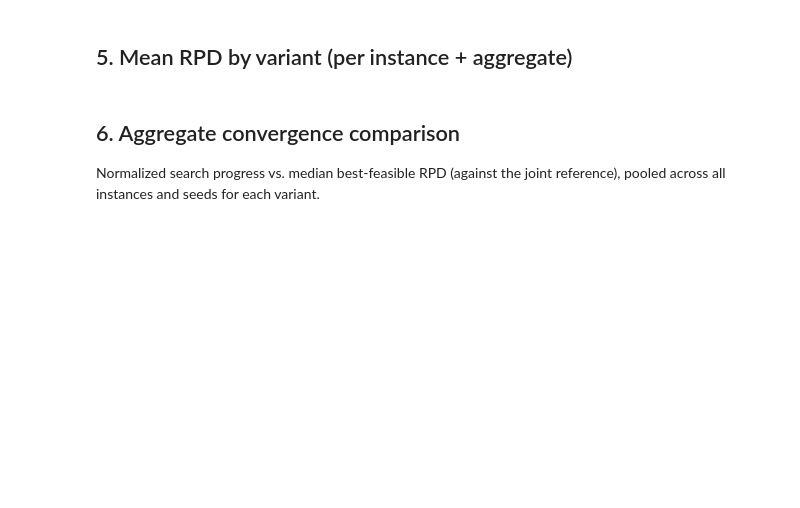
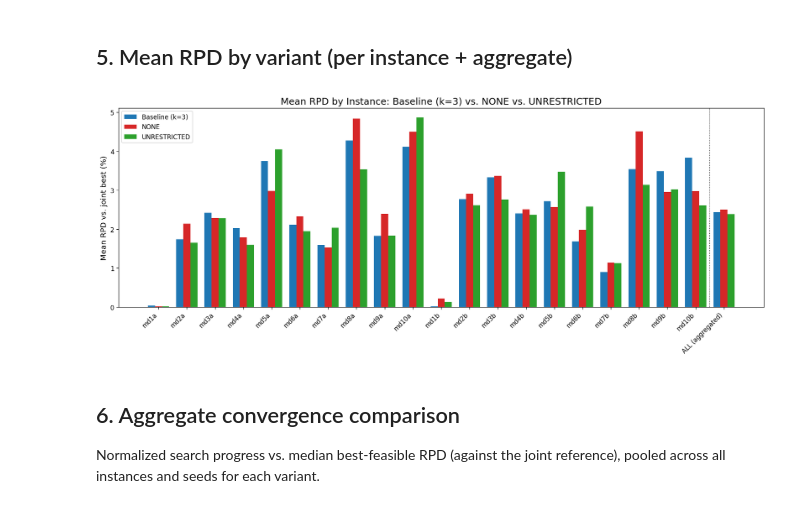
Before and after one commit to Willyllem88/MD-DARP-Research, a Jupyter notebook: experiments/notebooks/3_run_intra_route_comparison.ipynb, the cells around one changed output. Saved outputs shown, nothing was run; the diff lists cells and outputs as text; code cells hidden in the pictures; blank space fills up the shorter version.

```diff
--- a/experiments/notebooks/3_run_intra_route_comparison.ipynb
+++ b/experiments/notebooks/3_run_intra_route_comparison.ipynb
@@ -40,8 +33,8 @@ from IPython.display import display, Markdown
 # Configuration
 # ---------------------------------------------------------
 
-BASE_DIR = Path("./run_base_20")
-INTRA_DIR = Path("./run_intra_route")
+BASE_DIR = Path("../data/run_base_20")
+INTRA_DIR = Path("../data/run_intra_route")
 
 VARIANT_ORDER = ["Baseline (k=3)", "NONE", "UNRESTRICTED"]
 VARIANT_COLORS = {
@@ -276,19 +294,36 @@ pivot_rpd = per_instance.pivot(index=["instance", "regime", "size_id"], columns=
 pivot_obj = per_instance.pivot(index=["instance", "regime", "size_id"], columns="variant", values="mean_best_feasible_objective")
 pivot_rt = per_instance.pivot(index=["instance", "regime", "size_id"], columns="variant", values="mean_runtime_sec")
 
-pivot_rpd = pivot_rpd[VARIANT_ORDER].add_suffix(" — RPD (%)")
-pivot_obj = pivot_obj[VARIANT_ORDER].add_suffix(" — best feasible objective")
-pivot_rt = pivot_rt[VARIANT_ORDER].add_suffix(" — runtime (s)")
+pivot_rpd = pivot_rpd[VARIANT_ORDER].add_suffix(" - RPD (%)")
+pivot_obj = pivot_obj[VARIANT_ORDER].add_suffix(" - best feasible objective")
+pivot_rt = pivot_rt[VARIANT_ORDER].add_suffix(" - runtime (s)")
 
 main_table = pivot_rpd.join([pivot_obj, pivot_rt]).reset_index().sort_values(["regime", "size_id"])
 
 # Aggregate row: pooled mean across ALL runs (all instances, all seeds)
 agg_row = {"instance": "ALL (aggregated)", "regime": "-", "size_id": np.nan}
 for v in VARIANT_ORDER:
-    agg_row[f"{v} — RPD (%)"] = df_runs_all.loc[df_runs_all["variant"] == v, "RPD_percent"].mean()
-    agg_row[f"{v} — best feasible objective"] = df_runs_all.loc[df_runs_all["variant"] == v, "best_feasible_objective"].mean()
-    agg_row[f"{v} — runtime (s)"] = df_runs_all.loc[df_runs_all["variant"] == v, "elapsed_time_sec"].mean()
+    agg_row[f"{v} - RPD (%)"] = df_runs_all.loc[df_runs_all["variant"] == v, "RPD_percent"].mean()
+    agg_row[f"{v} - best feasible objective"] = df_runs_all.loc[df_runs_all["variant"] == v, "best_feasible_objective"].mean()
+    agg_row[f"{v} - runtime (s)"] = df_runs_all.loc[df_runs_all["variant"] == v, "elapsed_time_sec"].mean()
 
 main_table = pd.concat([main_table, pd.DataFrame([agg_row])], ignore_index=True)
 
 display(main_table.round(3))
+display(
+    main_table[
+        [ "instance", "Baseline (k=3) - RPD (%)", "UNRESTRICTED - RPD (%)", "NONE - RPD (%)",
+         "Baseline (k=3) - runtime (s)", "UNRESTRICTED - runtime (s)", "NONE - runtime (s)"]
+        ]
+        .rename(columns={
+            "Baseline (k=3) - runtime (s)": "Baseline (k=3) - runtime (m)",
+            "NONE - runtime (s)": "NONE - runtime (m)",
+            "UNRESTRICTED - runtime (s)": "UNRESTRICTED - runtime (m)"
+        })
+        .assign(**{
+            "Baseline (k=3) - runtime (m)": lambda df: df["Baseline (k=3) - runtime (m)"] / 60,
+            "NONE - runtime (m)": lambda df: df["NONE - runtime (m)"] / 60,
+            "UNRESTRICTED - runtime (m)": lambda df: df["UNRESTRICTED - runtime (m)"] / 60
+        })
+        .round(2)
+)
@@ -414,27 +507,29 @@ display(win_summary)
 # %%
 # ---------------------------------------------------------
 # Grouped bar chart: mean RPD per instance (+ aggregate), one group per variant
 # ---------------------------------------------------------
 
 plot_df = main_table.copy()
 x_labels = plot_df["instance"].tolist()
 x = np.arange(len(x_labels))
 width = 0.25
 
 fig, ax = plt.subplots(figsize=(15, 6))
 
 for i, v in enumerate(VARIANT_ORDER):
-    ax.bar(x + (i - 1) * width, plot_df[f"{v} — RPD (%)"], width, label=v, color=VARIANT_COLORS[v])
+    ax.bar(x + (i - 1) * width, plot_df[f"{v} - RPD (%)"], width, label=v, color=VARIANT_COLORS[v])
 
 ax.set_xticks(x)
 ax.set_xticklabels(x_labels, rotation=45, ha="right")
 ax.axvline(len(x_labels) - 1.5, color="black", linewidth=1, linestyle=":")
 ax.set_ylabel("Mean RPD vs. joint best (%)")
 ax.set_title("Mean RPD by Instance: Baseline (k=3) vs. NONE vs. UNRESTRICTED")
 ax.legend()
 
 plt.tight_layout()
 plt.show()
+# %% [output]
+[figure, added]
 # %% [markdown]
 ## 6. Aggregate convergence comparison
 
```
Also changed, not shown: parts of 13 cells of this notebook.
